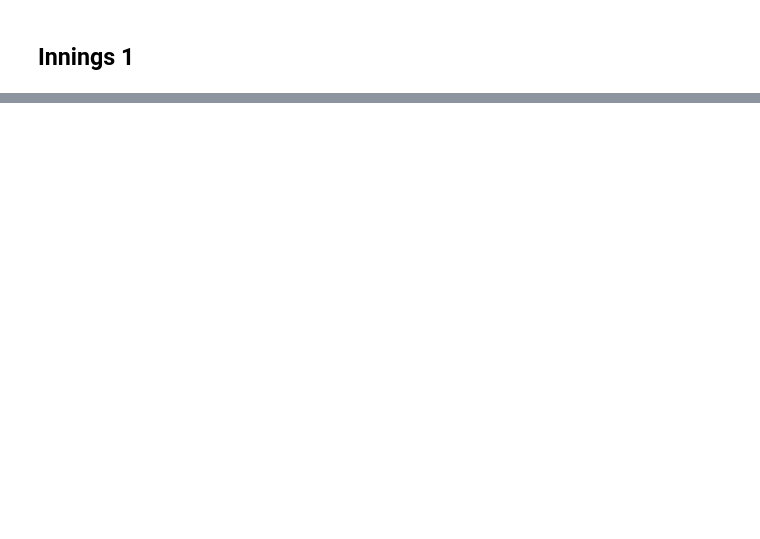
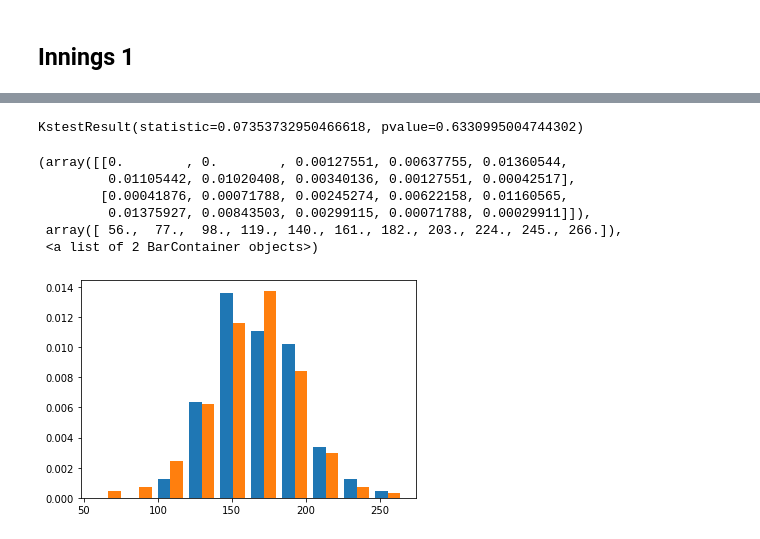
Before and after one commit to AravindM2803/IPL-Simulator, a Jupyter notebook: iplsim-dense/Evaluate.ipynb, the cells around one changed output, grey strips where cells are left out. Cells and saved outputs as stored; diff of their text form; code cells hidden in the pictures; blank space fills up the shorter version.

```diff
--- a/iplsim-dense/Evaluate.ipynb
+++ b/iplsim-dense/Evaluate.ipynb
@@ -44,6 +128,23 @@ evaluator = ActualStats("Evaluation/actual.pkl")
 # actualstat = ActualStats()
 # actualstat.run_df(1, True)
 # actualstat.run_df(2, True)
+# %%
+from scipy import stats
+# stats.ttest_ind(evaluator.total_stat[::2], actualstat.total_stat, equal_var=False)
+stats.ks_2samp(evaluator.total_stat, actualstat.total_stat, alternative='two-sided', mode='auto')
+# %% [output]
+KstestResult(statistic=0.07353732950466618, pvalue=0.6330995004744302)
+# %%
+import matplotlib.pyplot as plt
+plt.hist([evaluator.total_stat, actualstat.total_stat], density=True)
+# %% [output]
+(array([[0.        , 0.        , 0.00127551, 0.00637755, 0.01360544,
+         0.01105442, 0.01020408, 0.00340136, 0.00127551, 0.00042517],
+        [0.00041876, 0.00071788, 0.00245274, 0.00622158, 0.01160565,
+         0.01375927, 0.00843503, 0.00299115, 0.00071788, 0.00029911]]),
+ array([ 56.,  77.,  98., 119., 140., 161., 182., 203., 224., 245., 266.]),
+ <a list of 2 BarContainer objects>)
+[figure, added]
 # %%
 batsmen_result_dic = {}
 bat_stat = evaluator.batsmen_stat
```
Also changed, not shown: parts of 5 cells of this notebook.
